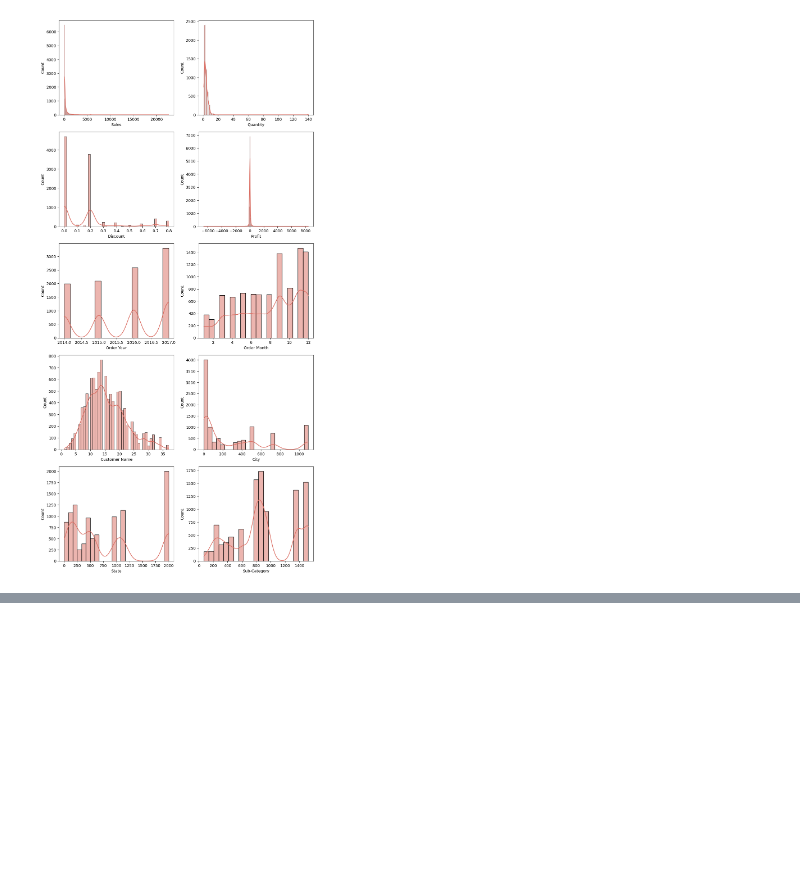
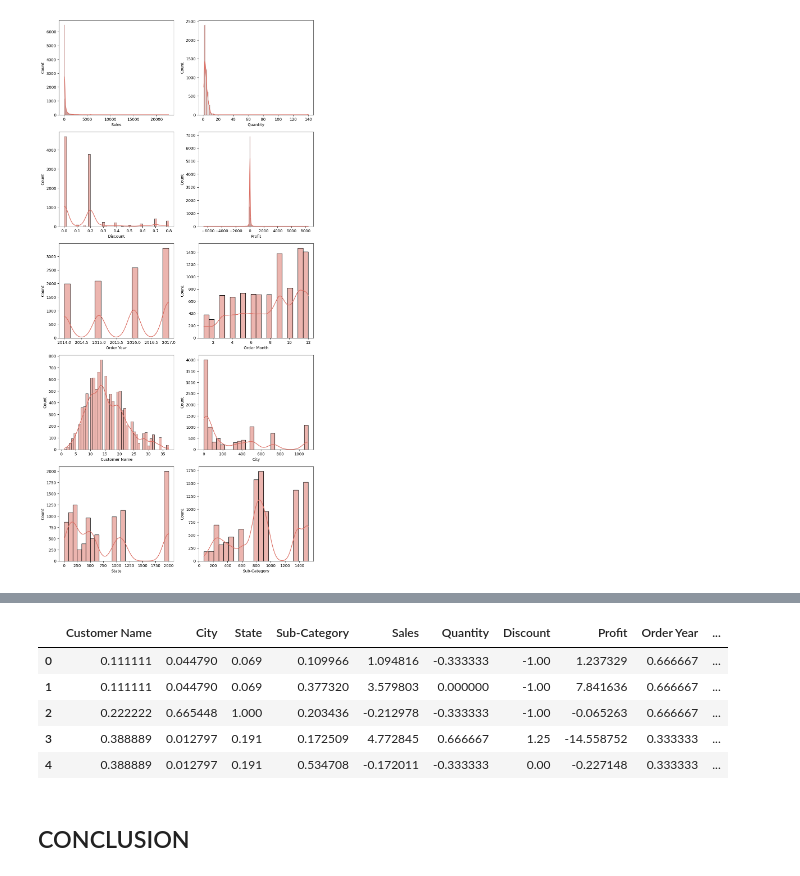
Before and after one commit to najafathima/SALES_PERFORMANCE_ANALYSIS, a Jupyter notebook: EDA_PROJECT.ipynb, the cells around one changed output, grey strips where cells are left out. Saved outputs shown, nothing was run; the diff lists cells and outputs as text; code cells hidden in the pictures; blank space fills up the shorter version.

```diff
--- a/EDA_PROJECT.ipynb
+++ b/EDA_PROJECT.ipynb
@@ -523,0 +590,15 @@ plt.show()
+# %%
+from sklearn.preprocessing import MinMaxScaler
+scaler=MinMaxScaler()
+for col in minmax:
+    df[col]=scaler.fit_transform(df[[col]])
+df.head()
+# %% [output]
+|  | Customer Name | City | State | Sub-Category | Sales | Quantity | Discount | Profit | Order Year | ... |
+| 0 | 0.111111 | 0.044790 | 0.069 | 0.109966 | 1.094816 | -0.333333 | -1.00 | 1.237329 | 0.666667 | ... |
+| 1 | 0.111111 | 0.044790 | 0.069 | 0.377320 | 3.579803 | 0.000000 | -1.00 | 7.841636 | 0.666667 | ... |
+| 2 | 0.222222 | 0.665448 | 1.000 | 0.203436 | -0.212978 | -0.333333 | -1.00 | -0.065263 | 0.666667 | ... |
+| 3 | 0.388889 | 0.012797 | 0.191 | 0.172509 | 4.772845 | 0.666667 | 1.25 | -14.558752 | 0.333333 | ... |
+| 4 | 0.388889 | 0.012797 | 0.191 | 0.534708 | -0.172011 | -0.333333 | 0.00 | -0.227148 | 0.333333 | ... |
+# %% [markdown]
+## CONCLUSION
```
Also changed, not shown: parts of 15 cells of this notebook.
